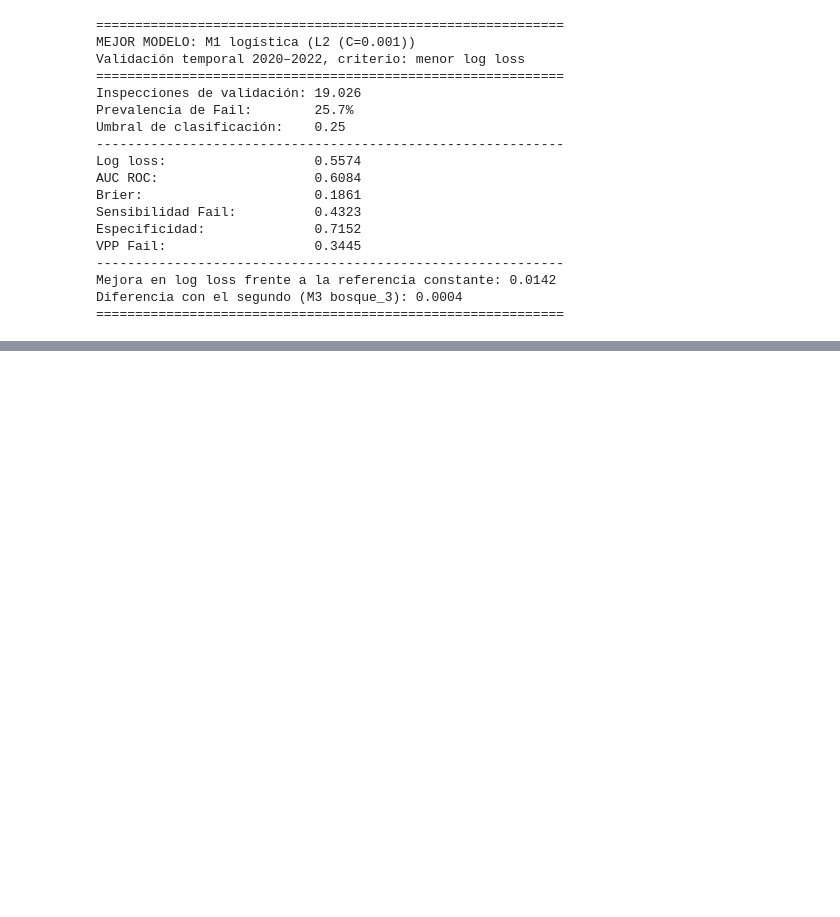
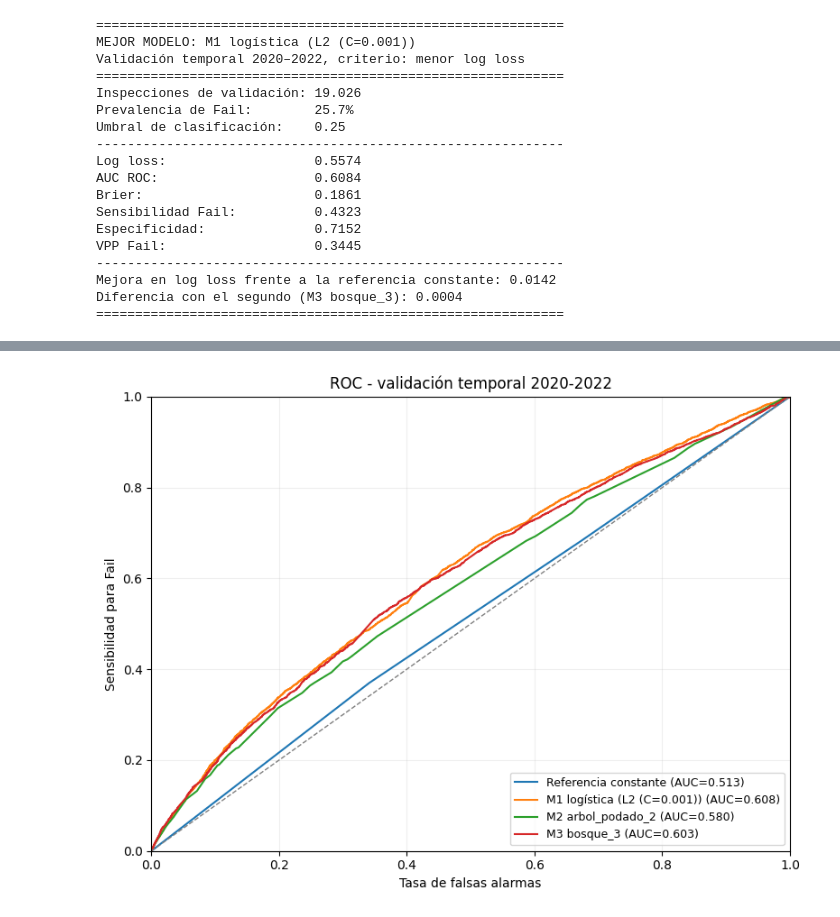
Before and after one commit to jpmondaca/Proyecto-Topicos, a Jupyter notebook: main.ipynb, the cells around one changed output, grey strips where cells are left out. Saved outputs shown, nothing was run; the diff lists cells and outputs as text; code cells hidden in the pictures; blank space fills up the shorter version.

Commit message:
informe y comparación de modelos (algunas imagenes para el informe)

```diff
--- a/main.ipynb
+++ b/main.ipynb
@@ -3326,0 +3396,22 @@ Diferencia con el segundo (M3 bosque_3): 0.0004
+# %%
+fig, ax = plt.subplots(figsize=(8, 6))
+
+for nombre, pred in predicciones_comparacion.items():
+    evento_fail = pred["resultado"].eq(0)
+    p_fail = pred["p_fail"]
+    fpr, tpr, _ = roc_curve(evento_fail, p_fail)
+    auc = roc_auc_score(evento_fail, p_fail)
+    ax.plot(fpr, tpr, label=f"{nombre} (AUC={auc:.3f})")
+
+ax.plot([0, 1], [0, 1], linestyle="--", color="gray", linewidth=1)
+ax.set_xlabel("Tasa de falsas alarmas")
+ax.set_ylabel("Sensibilidad para Fail")
+ax.set_title("ROC - validación temporal 2020-2022")
+ax.set_xlim(0, 1)
+ax.set_ylim(0, 1)
+ax.legend(loc="lower right", fontsize=9)
+ax.grid(alpha=0.2)
+plt.tight_layout()
+plt.show()
+# %% [output]
+[figure, added]
```
Also changed, not shown: parts of 8 cells of this notebook, 4 other files.
